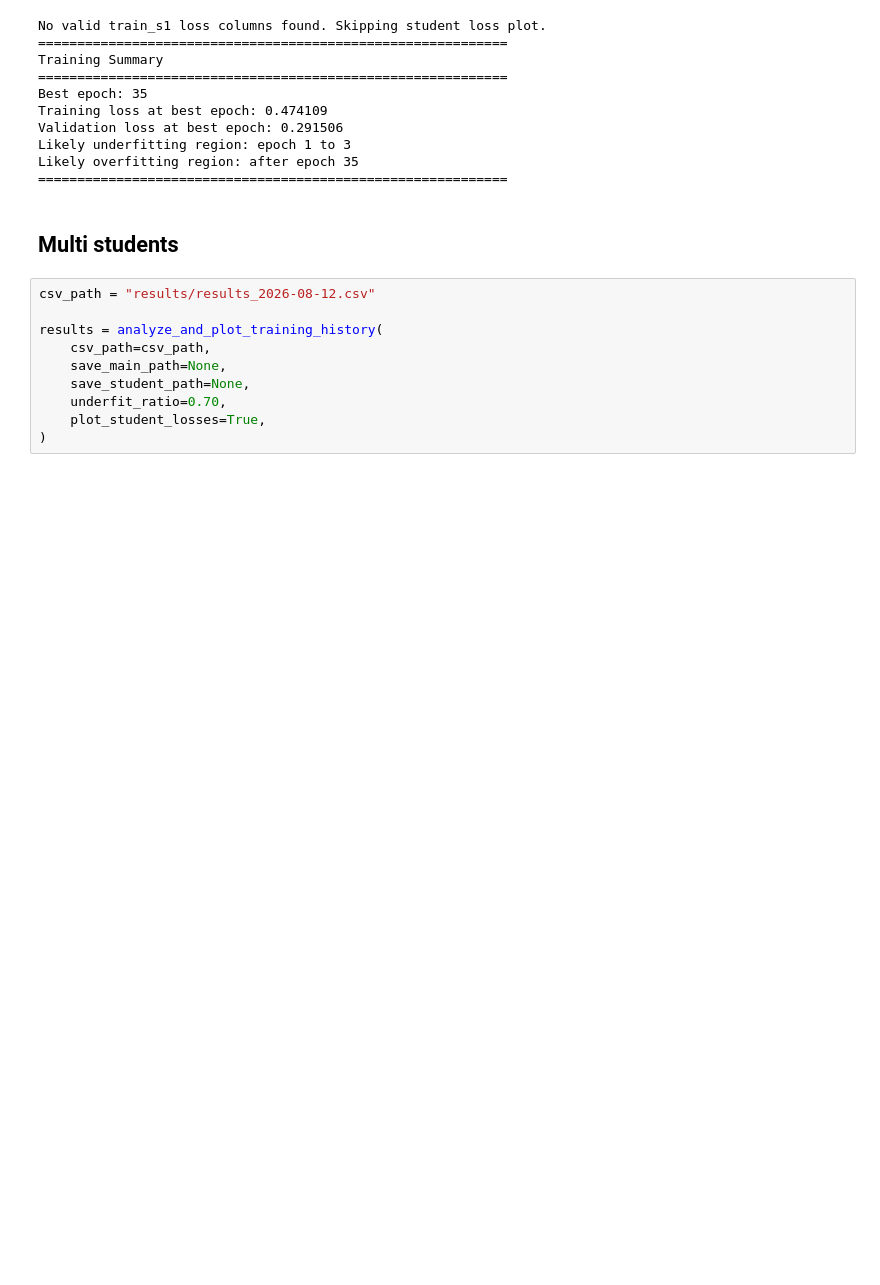
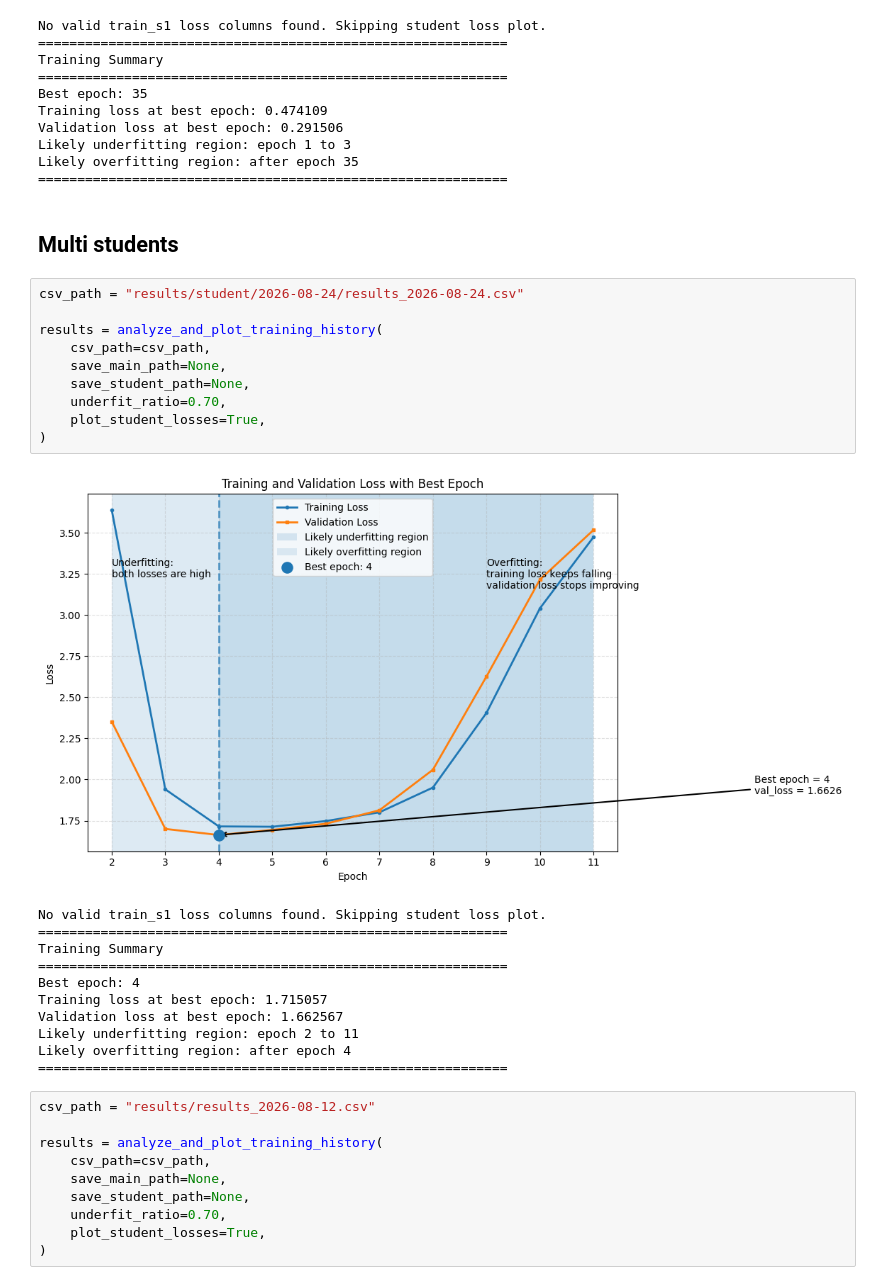
Before and after one commit to pesqSC/DeepSC, a Jupyter notebook: results.ipynb, the cells around one changed output. Cells and saved outputs as stored; diff of their text form; blank space fills up the shorter version.

```diff
--- a/results.ipynb
+++ b/results.ipynb
@@ -767,6 +767,28 @@ Likely overfitting region: after epoch 35
 ============================================================
 # %% [markdown]
 ## Multi students
+# %%
+csv_path = "results/student/2026-08-24/results_2026-08-24.csv"
+
+results = analyze_and_plot_training_history(
+    csv_path=csv_path,
+    save_main_path=None,
+    save_student_path=None,
+    underfit_ratio=0.70,
+    plot_student_losses=True,
+)
+# %% [output]
+[figure, added]
+No valid train_s1 loss columns found. Skipping student loss plot.
+============================================================
+Training Summary
+============================================================
+Best epoch: 4
+Training loss at best epoch: 1.715057
+Validation loss at best epoch: 1.662567
+Likely underfitting region: epoch 2 to 11
+Likely overfitting region: after epoch 4
+============================================================
 # %%
 csv_path = "results/results_2026-08-12.csv"
 
```
Also changed, not shown: 2 other files.
